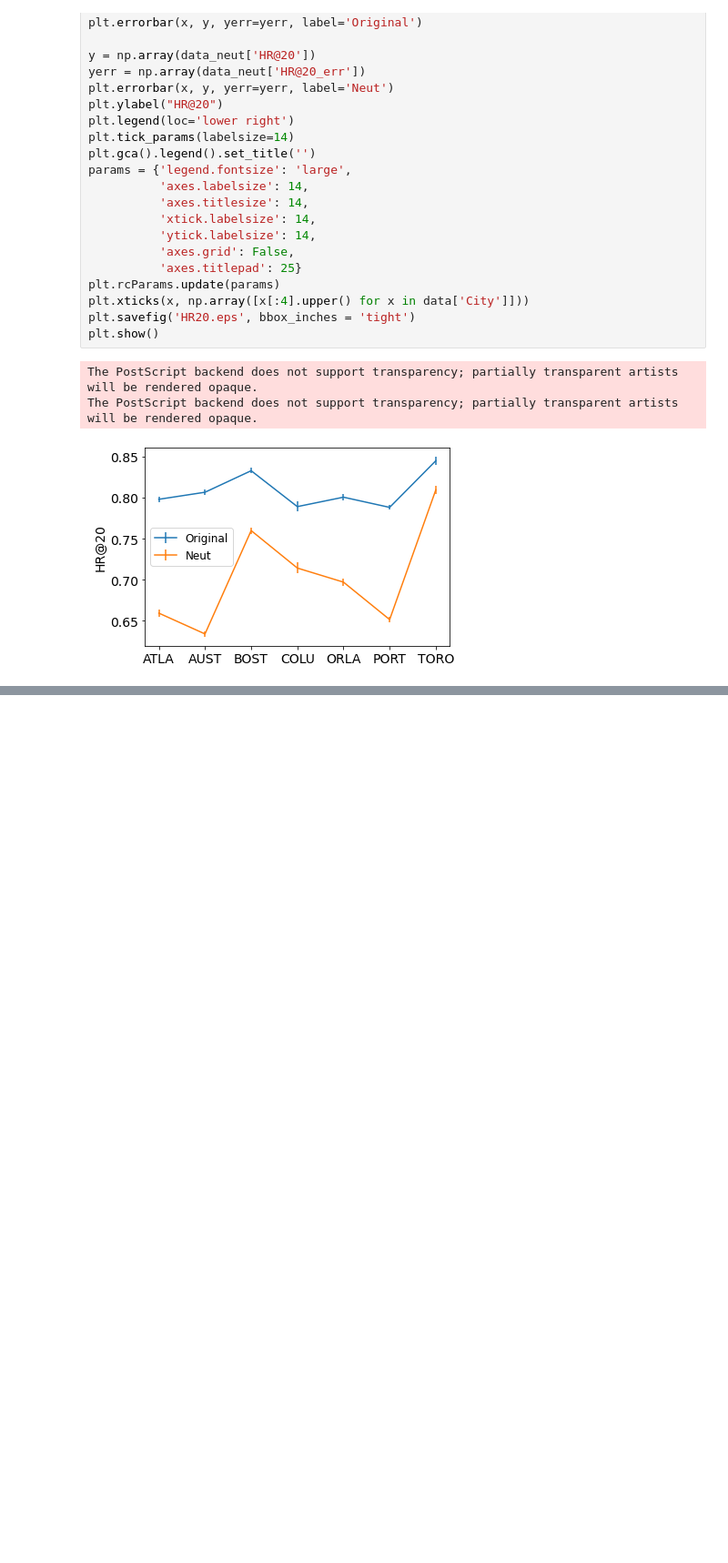
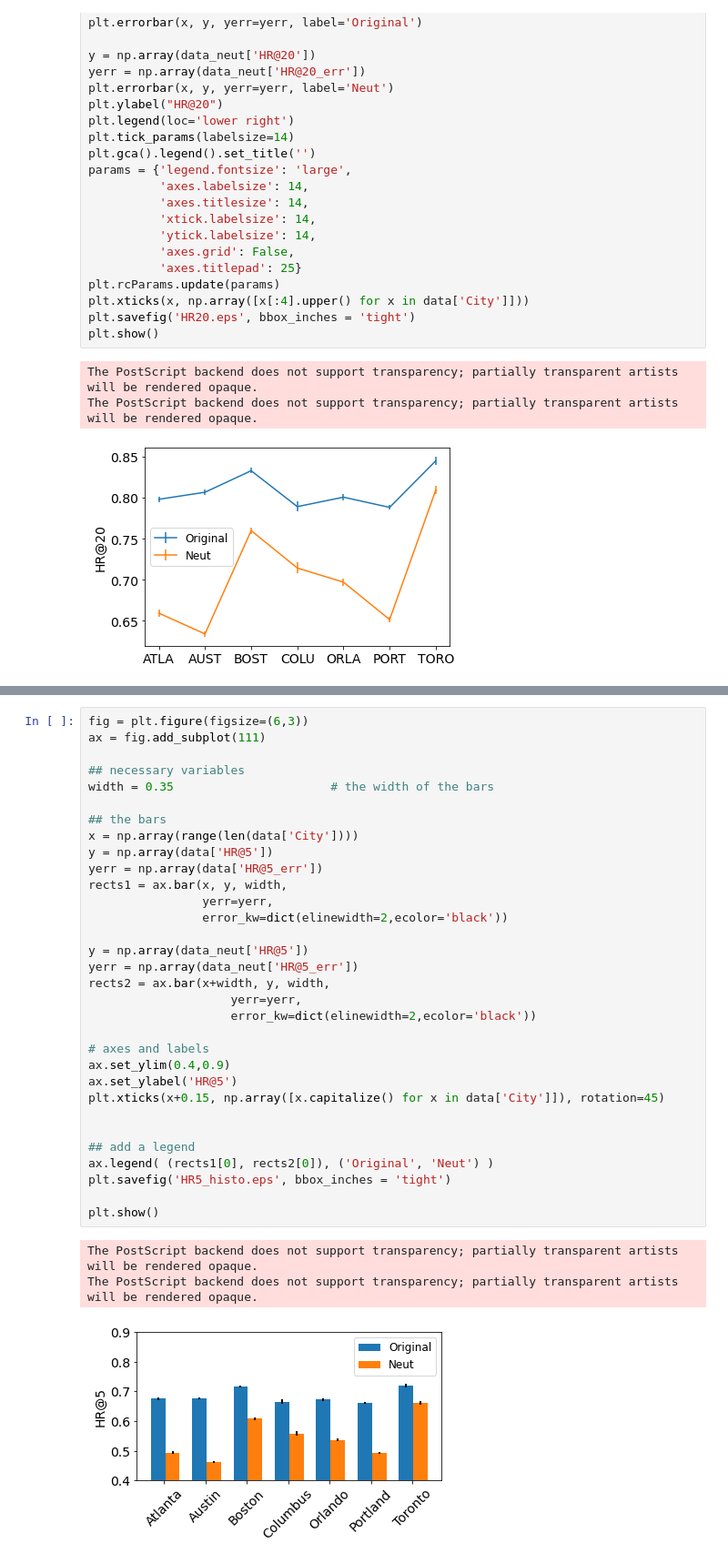
Before and after one commit to rbouadjenek/SIGIR22_LMRec, a Jupyter notebook: Analysis.ipynb, the cells around one changed output, grey strips where cells are left out. Shown: that part at 91% size. Drawn from its saved outputs; the diff is of its cells as text; blank space fills up the shorter version.

```diff
--- a/Analysis.ipynb
+++ b/Analysis.ipynb
@@ -380,0 +451,36 @@ The PostScript backend does not support transparency; partially transparent arti
+# %%
+fig = plt.figure(figsize=(6,3))
+ax = fig.add_subplot(111)
+
+## necessary variables
+width = 0.35                      # the width of the bars
+
+## the bars
+x = np.array(range(len(data['City'])))
+y = np.array(data['HR@5'])
+yerr = np.array(data['HR@5_err'])
+rects1 = ax.bar(x, y, width,
+                yerr=yerr,
+                error_kw=dict(elinewidth=2,ecolor='black'))
+
+y = np.array(data_neut['HR@5'])
+yerr = np.array(data_neut['HR@5_err'])
+rects2 = ax.bar(x+width, y, width,
+                    yerr=yerr,
+                    error_kw=dict(elinewidth=2,ecolor='black'))
+
+# axes and labels
+ax.set_ylim(0.4,0.9)
+ax.set_ylabel('HR@5')
+plt.xticks(x+0.15, np.array([x.capitalize() for x in data['City']]), rotation=45)
+
+
+## add a legend
+ax.legend( (rects1[0], rects2[0]), ('Original', 'Neut') )
+plt.savefig('HR5_histo.eps', bbox_inches = 'tight')
+
+plt.show()
+# %% [output]
+The PostScript backend does not support transparency; partially transparent artists will be rendered opaque.
+The PostScript backend does not support transparency; partially transparent artists will be rendered opaque.
+[figure, added]
```
Also changed, not shown: parts of 4 cells of this notebook.
